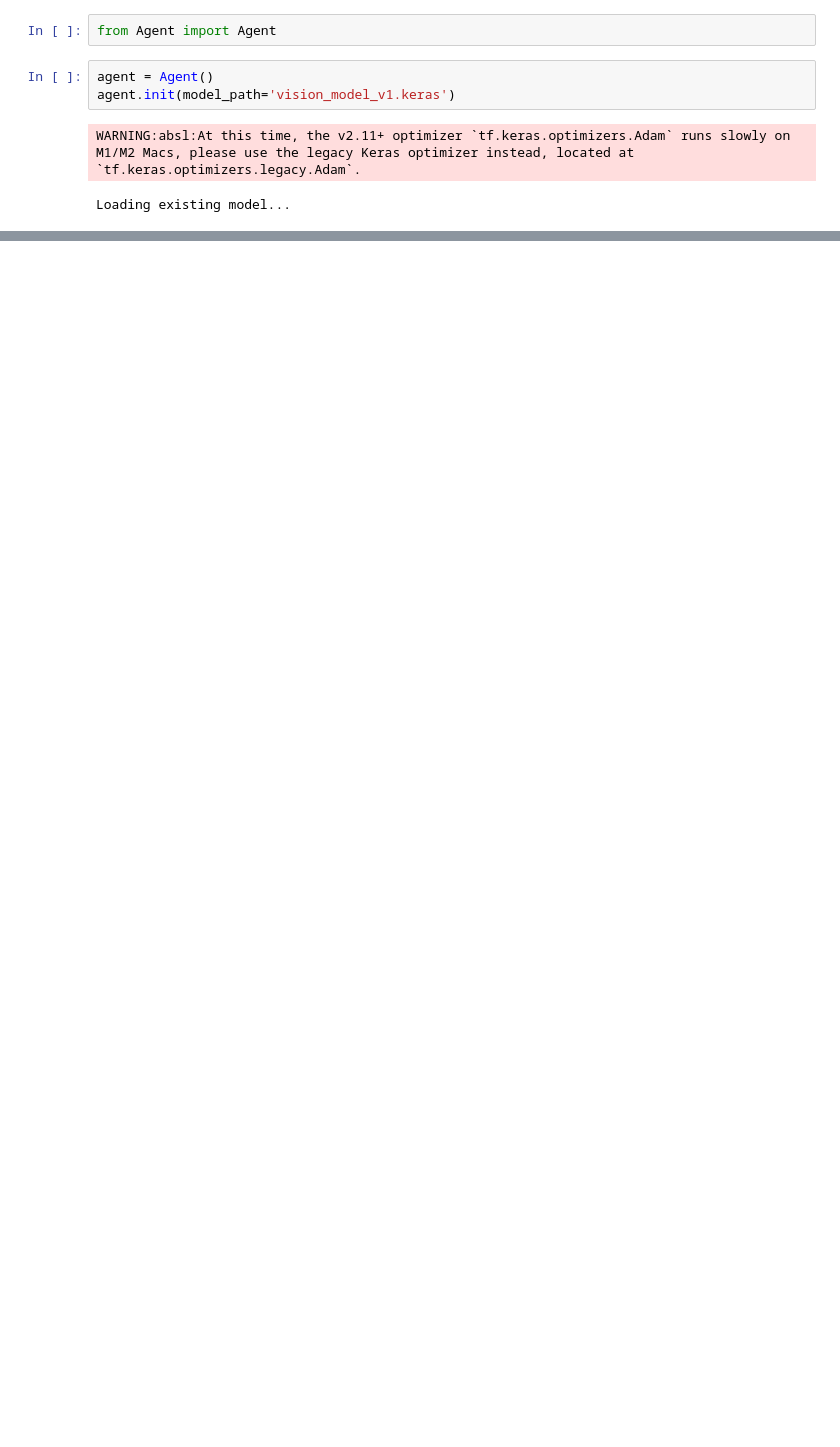
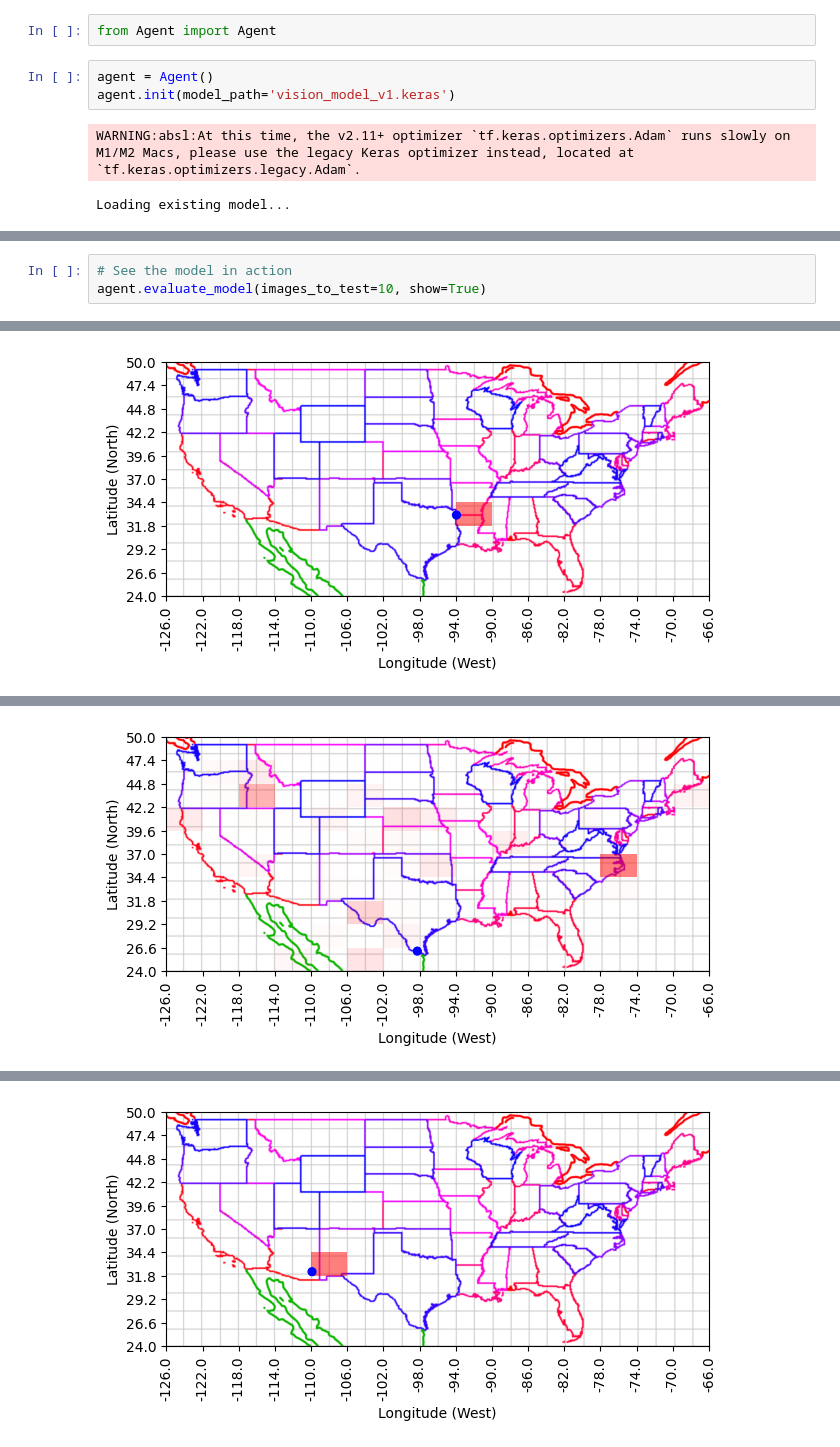
Before and after one commit to aethom00/Geoguessr442, a Jupyter notebook: display.ipynb, the cells around one changed output, grey strips where cells are left out. Drawn from its saved outputs; the diff is of its cells as text; blank space fills up the shorter version.

Commit message:
Model Version 1.0: 75% accuracy

```diff
--- a/display.ipynb
+++ b/display.ipynb
@@ -28,0 +17,4 @@ Loss: 6.449071407318115, Accuracy: 0.0
+# %%
+# See the model in action
+agent.evaluate_model(images_to_test=10, show=True)
+# %% [output]
@@ -28,0 +26 @@ Loss: 6.449071407318115, Accuracy: 0.0
+[figure, added]
@@ -28,0 +28 @@ Loss: 6.449071407318115, Accuracy: 0.0
+[figure, added]
@@ -28,0 +30 @@ Loss: 6.449071407318115, Accuracy: 0.0
+[figure, added]
```
Also changed, not shown: parts of 3 cells of this notebook, 3 other files.
